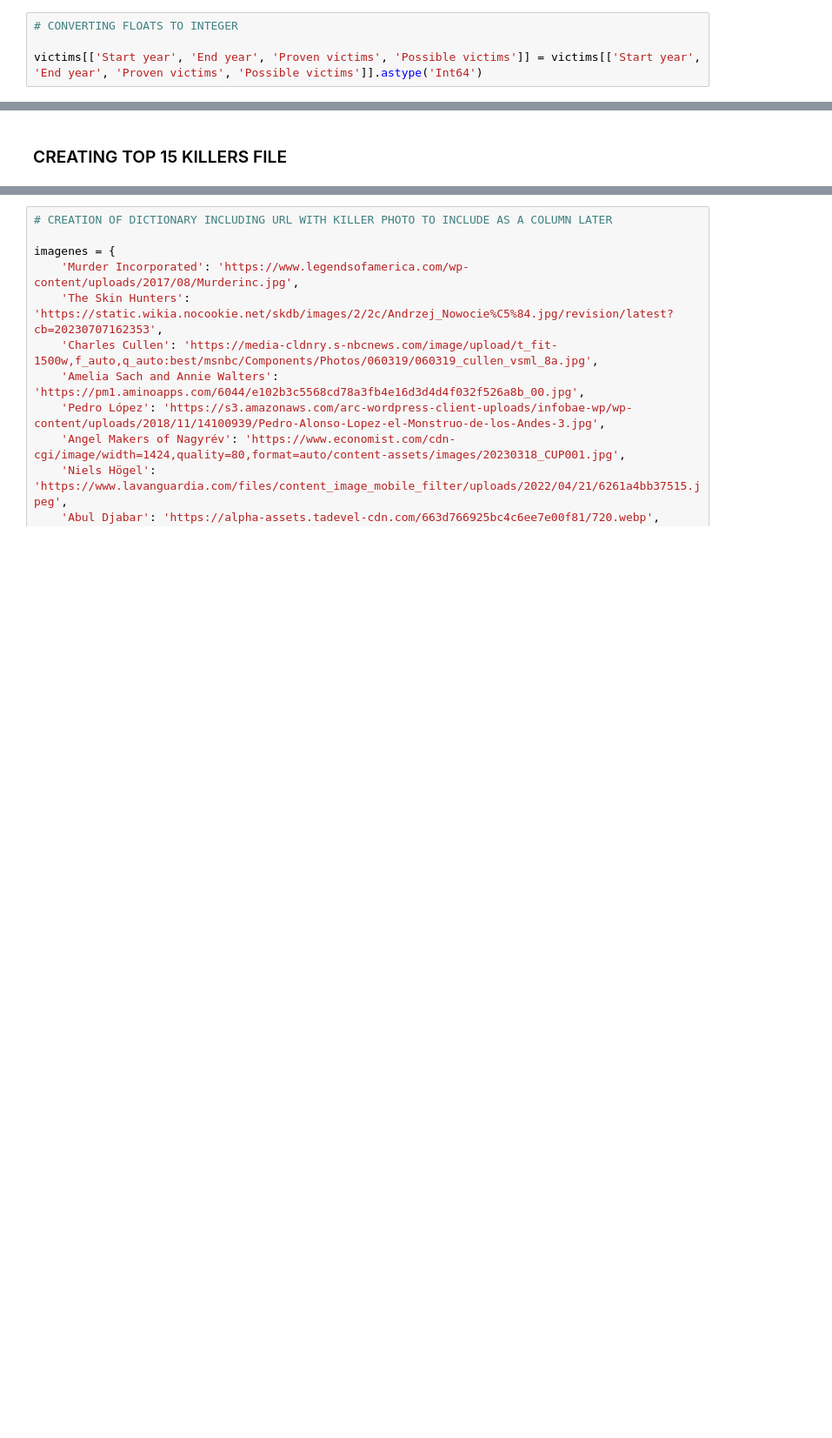
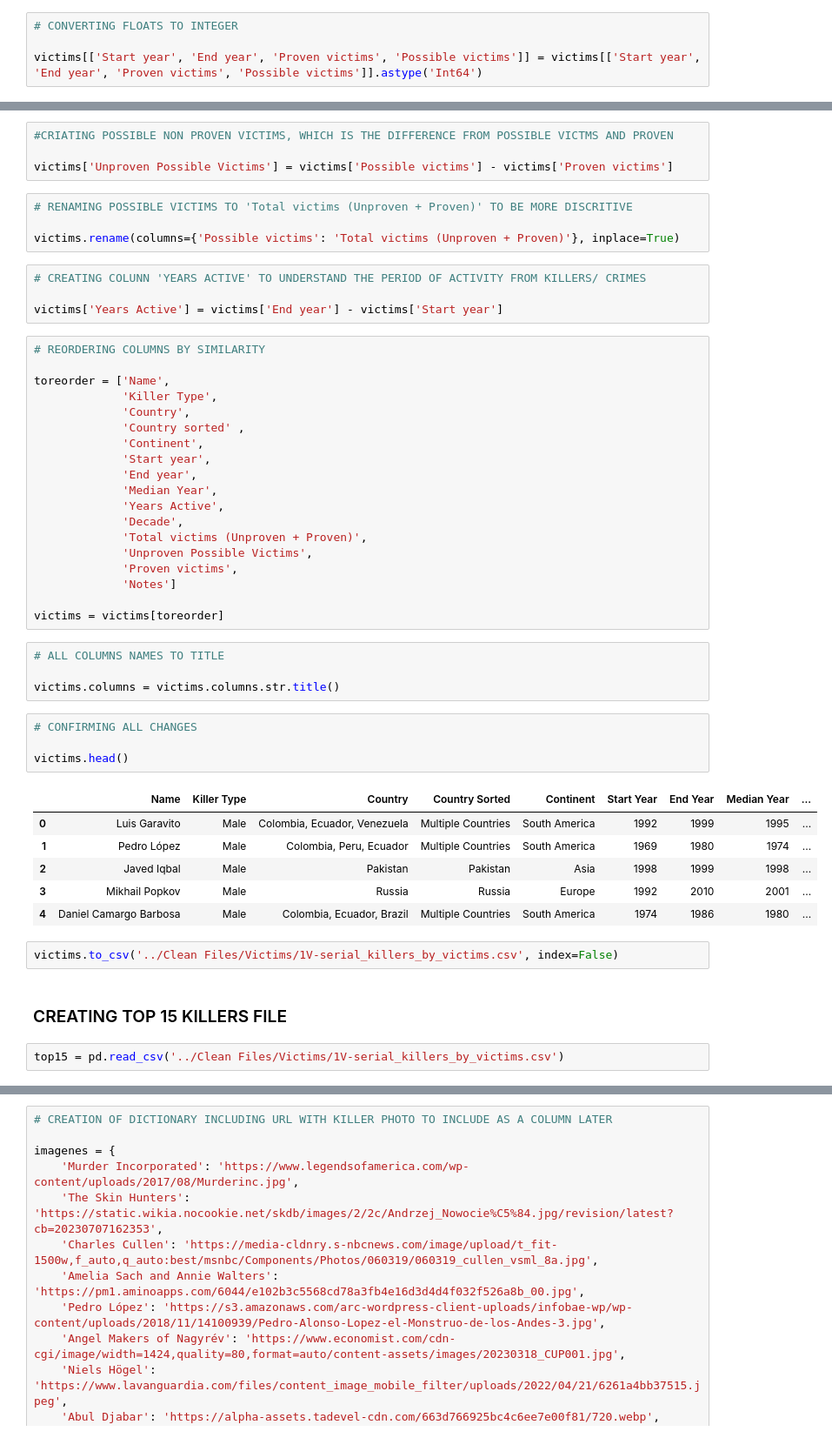
Before and after one commit to CibiPB/project-da-promo-49-modulo-4, a Jupyter notebook: Python/EDA.ipynb, the cells around one changed output, grey strips where cells are left out. Shown: that part at 87% size. Cells and saved outputs as stored; diff of their text form; blank space fills up the shorter version.

Commit message:
python file clean

```diff
--- a/Python/EDA.ipynb
+++ b/Python/EDA.ipynb
@@ -245,5 +329,55 @@ victims['Years Active'] = victims['End year'] - victims['Start year']
+# %%
+#CRIATING POSSIBLE NON PROVEN VICTIMS, WHICH IS THE DIFFERENCE FROM POSSIBLE VICTMS AND PROVEN
+
+victims['Unproven Possible Victims'] = victims['Possible victims'] - victims['Proven victims']
+# %%
+# RENAMING POSSIBLE VICTIMS TO 'Total victims (Unproven + Proven)' TO BE MORE DISCRITIVE
+
+victims.rename(columns={'Possible victims': 'Total victims (Unproven + Proven)'}, inplace=True)
+# %%
+# CREATING COLUNN 'YEARS ACTIVE' TO UNDERSTAND THE PERIOD OF ACTIVITY FROM KILLERS/ CRIMES
+
+victims['Years Active'] = victims['End year'] - victims['Start year']
+# %%
+# REORDERING COLUMNS BY SIMILARITY
+
+toreorder = ['Name',
+             'Killer Type',
+             'Country',
+             'Country sorted' ,
+             'Continent',
+             'Start year',
+             'End year',
+             'Median Year',
+             'Years Active',
+             'Decade',
+             'Total victims (Unproven + Proven)',
+             'Unproven Possible Victims',
+             'Proven victims',
+             'Notes']
+
+victims = victims[toreorder]
+# %%
+# ALL COLUMNS NAMES TO TITLE
+
+victims.columns = victims.columns.str.title()
+# %%
+# CONFIRMING ALL CHANGES
+
+victims.head()
+# %% [output]
+|  | Name | Killer Type | Country | Country Sorted | Continent | Start Year | End Year | Median Year | ... |
+| 0 | Luis Garavito | Male | Colombia, Ecuador, Venezuela | Multiple Countries | South America | 1992 | 1999 | 1995 | ... |
+| 1 | Pedro López | Male | Colombia, Peru, Ecuador | Multiple Countries | South America | 1969 | 1980 | 1974 | ... |
+| 2 | Javed Iqbal | Male | Pakistan | Pakistan | Asia | 1998 | 1999 | 1998 | ... |
+| 3 | Mikhail Popkov | Male | Russia | Russia | Europe | 1992 | 2010 | 2001 | ... |
+| 4 | Daniel Camargo Barbosa | Male | Colombia, Ecuador, Brazil | Multiple Countries | South America | 1974 | 1986 | 1980 | ... |
+# %%
+victims.to_csv('../Clean Files/Victims/1V-serial_killers_by_victims.csv', index=False)
 # %% [markdown]
 ### CREATING TOP 15 KILLERS FILE
+# %%
+top15 = pd.read_csv('../Clean Files/Victims/1V-serial_killers_by_victims.csv')
 # %%
 # SORTING THE TOP 15 BASED ON 'POSSIBLE VICTIMS' , THIS COLUMN HAS BEEN IDENTIFYIED AS A POSSIBLE TOTAL VICTIMS LATER
 
```
Also changed, not shown: parts of 12 cells of this notebook, 3 other files.
